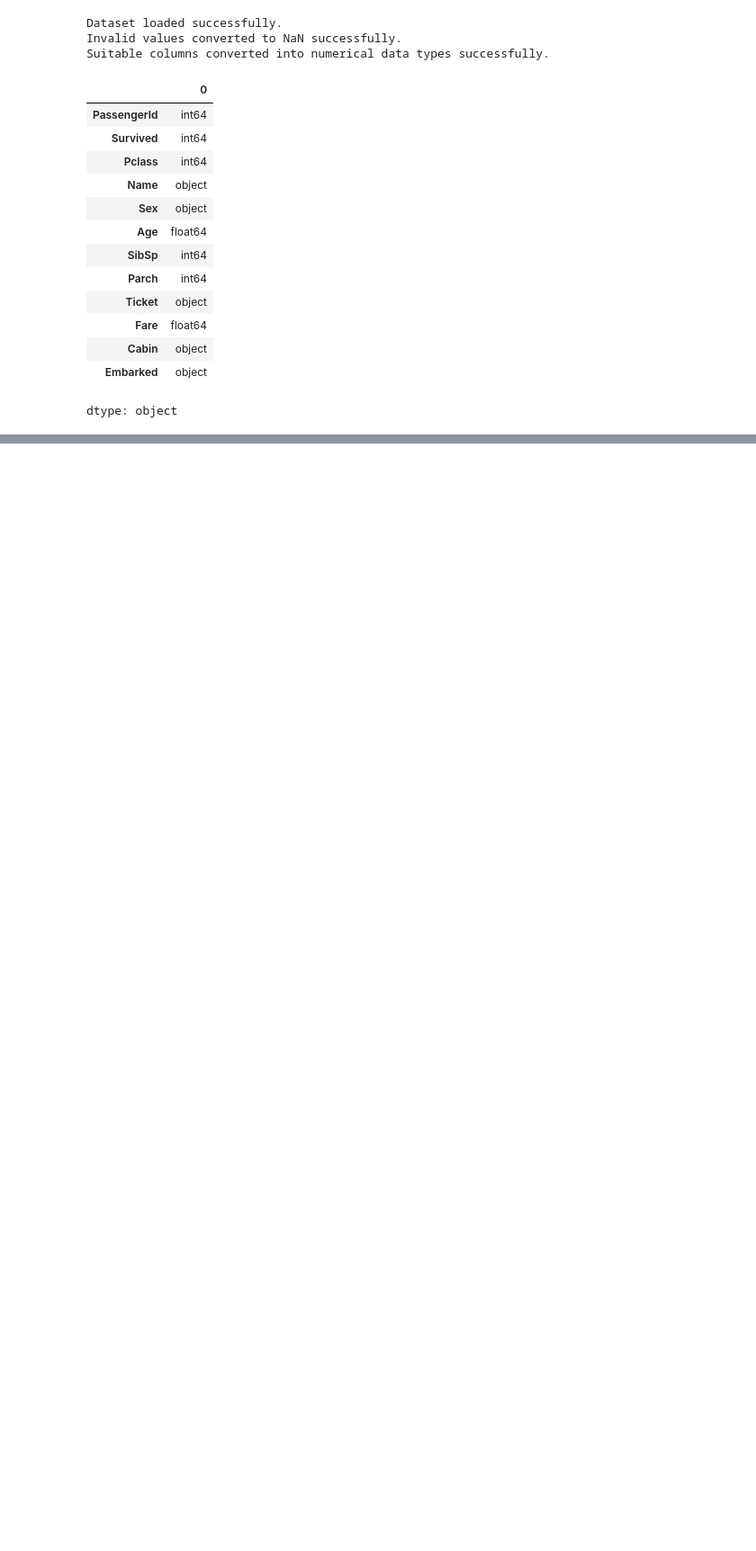
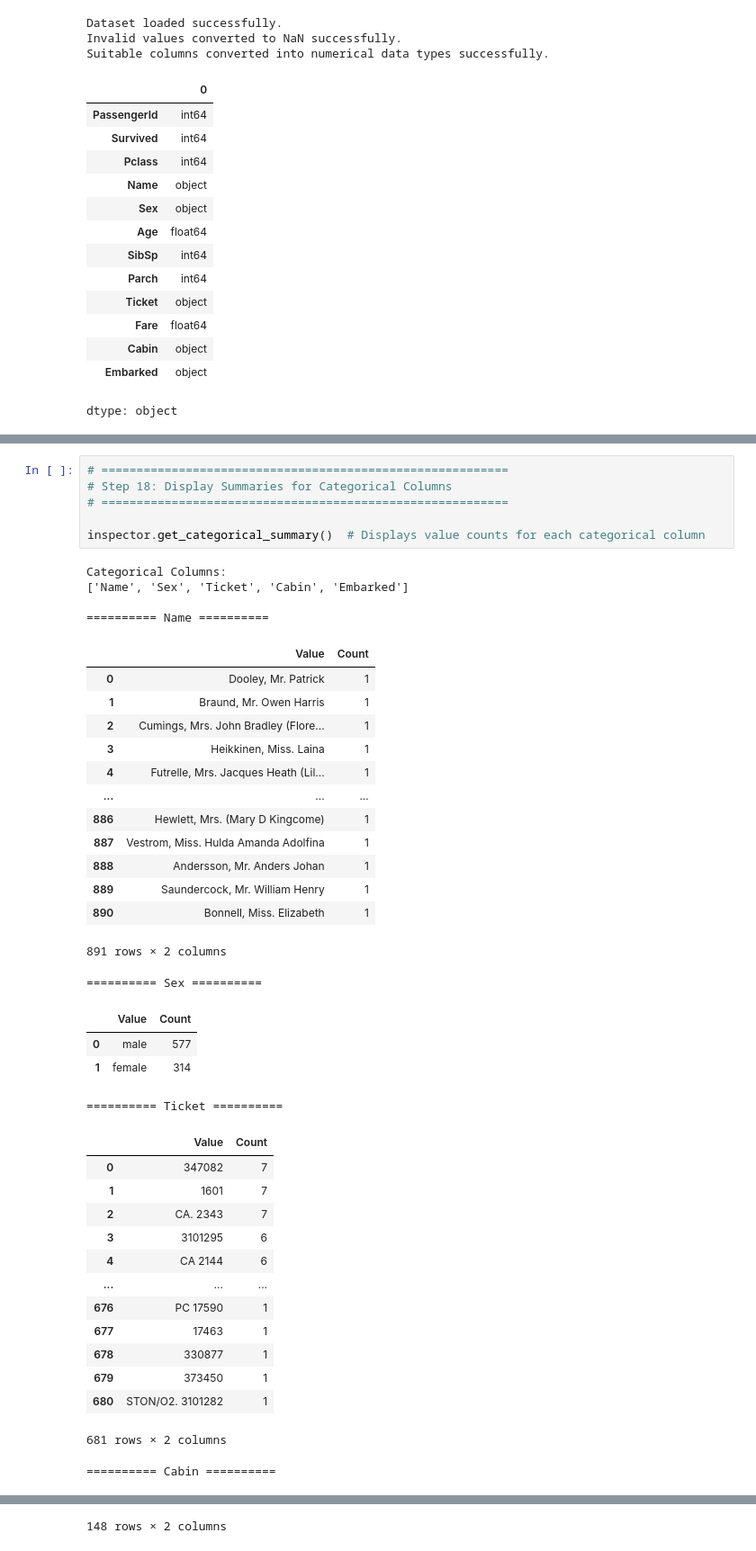
Before and after one commit to baanujan-18/Statistical-Learning-e20030, a Jupyter notebook: Data_Analysis_Cookbook.ipynb, the cells around one changed output, grey strips where cells are left out. Shown at 90% size. Saved outputs shown, nothing was run; the diff lists cells and outputs as text; blank space fills up the shorter version.

```diff
--- a/Data_Analysis_Cookbook.ipynb
+++ b/Data_Analysis_Cookbook.ipynb
@@ -595,0 +932,43 @@ dtype: object
+# %%
+# ==========================================================
+# Step 18: Display Summaries for Categorical Columns
+# ==========================================================
+
+inspector.get_categorical_summary()  # Displays value counts for each categorical column
+# %% [output]
+Categorical Columns:
+['Name', 'Sex', 'Ticket', 'Cabin', 'Embarked']
+
+========== Name ==========
+|  | Value | Count |
+| 0 | Dooley, Mr. Patrick | 1 |
+| 1 | Braund, Mr. Owen Harris | 1 |
+| 2 | Cumings, Mrs. John Bradley (Flore... | 1 |
+| 3 | Heikkinen, Miss. Laina | 1 |
+| 4 | Futrelle, Mrs. Jacques Heath (Lil... | 1 |
+| ... | ... | ... |
+| 886 | Hewlett, Mrs. (Mary D Kingcome) | 1 |
+| 887 | Vestrom, Miss. Hulda Amanda Adolfina | 1 |
+| 888 | Andersson, Mr. Anders Johan | 1 |
+| 889 | Saundercock, Mr. William Henry | 1 |
+| 890 | Bonnell, Miss. Elizabeth | 1 |
+891 rows × 2 columns
+========== Sex ==========
+|  | Value | Count |
+| 0 | male | 577 |
+| 1 | female | 314 |
+========== Ticket ==========
+|  | Value | Count |
+| 0 | 347082 | 7 |
+| 1 | 1601 | 7 |
+| 2 | CA. 2343 | 7 |
+| 3 | 3101295 | 6 |
+| 4 | CA 2144 | 6 |
+| ... | ... | ... |
+| 676 | PC 17590 | 1 |
+| 677 | 17463 | 1 |
+| 678 | 330877 | 1 |
+| 679 | 373450 | 1 |
+| 680 | STON/O2. 3101282 | 1 |
+681 rows × 2 columns
+========== Cabin ==========
@@ -595,0 +987 @@ dtype: object
+148 rows × 2 columns
```
Also changed, not shown: parts of 12 cells of this notebook.
